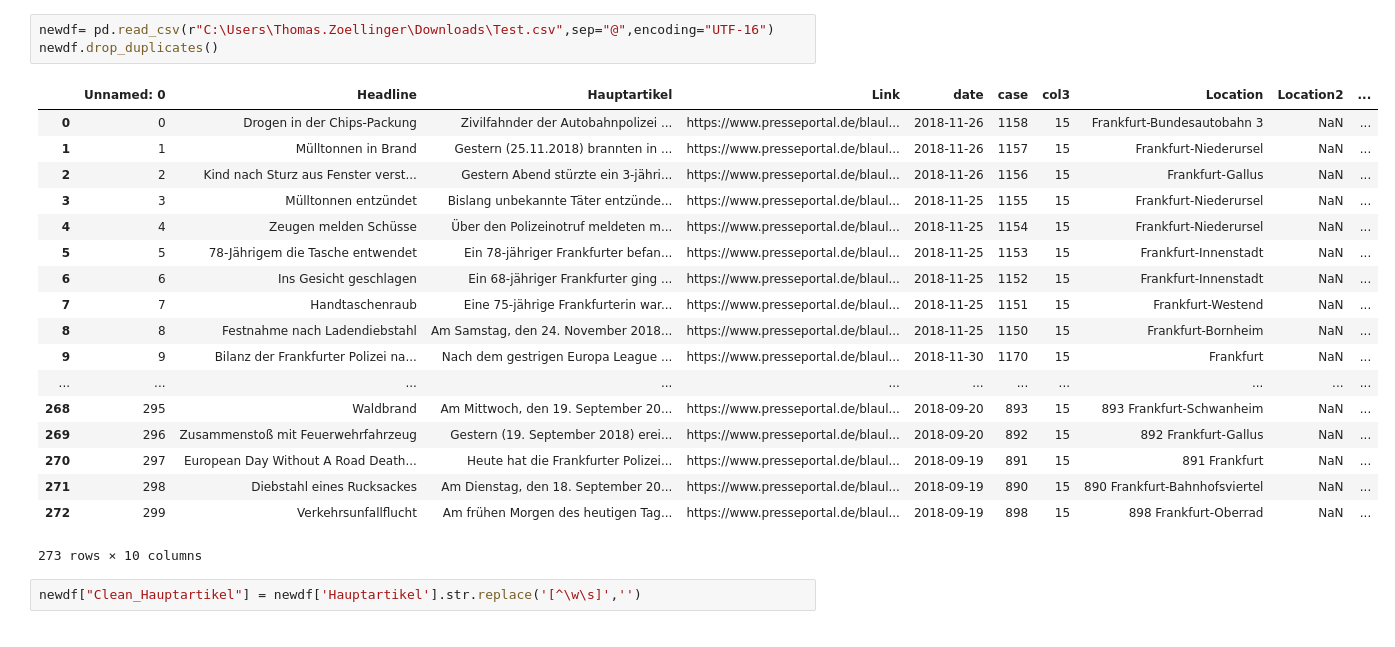
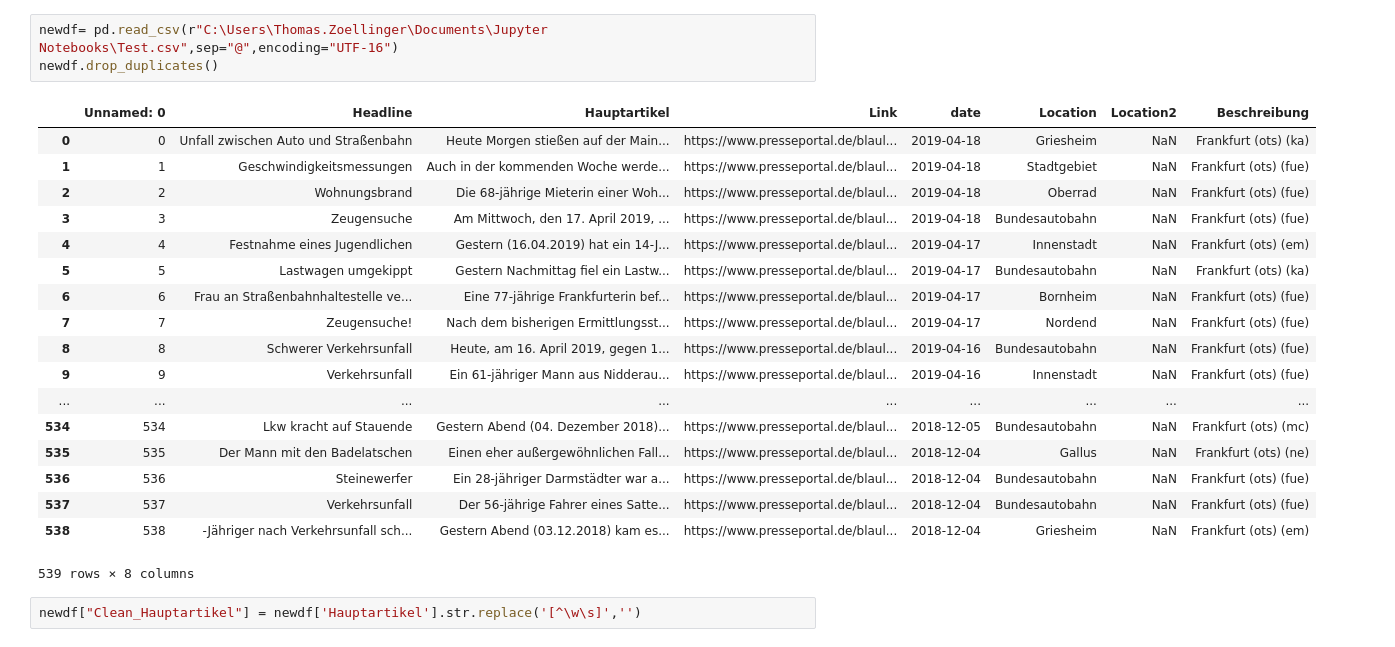
Before and after one commit to AdastraSaM/polizeiberichte_scraper, a Jupyter notebook: TextAnalysis2.ipynb, the cells around one changed output. Drawn from its saved outputs; the diff is of its cells as text.

```diff
--- a/TextAnalysis2.ipynb
+++ b/TextAnalysis2.ipynb
@@ -27,27 +31,27 @@ c:\users\thomas.zoellinger\appdata\local\programs\python\python37\lib\site-packa
 c:\users\thomas.zoellinger\appdata\local\programs\python\python37\lib\site-packages\spacy\data\de_core_news_sm
 You can now load the model via spacy.load('de_core_news_sm')
 # %%
-newdf= pd.read_csv(r"C:\Users\Thomas.Zoellinger\Downloads\Test.csv",sep="@",encoding="UTF-16")
+newdf= pd.read_csv(r"C:\Users\Thomas.Zoellinger\Documents\Jupyter Notebooks\Test.csv",sep="@",encoding="UTF-16")
 newdf.drop_duplicates()
 # %% [output]
-|  | Unnamed: 0 | Headline | Hauptartikel | Link | date | case | col3 | Location | Location2 | ... |
-| 0 | 0 | Drogen in der Chips-Packung | Zivilfahnder der Autobahnpolizei ... | https://www.presseportal.de/blaul... | 2018-11-26 | 1158 | 15 | Frankfurt-Bundesautobahn 3 | NaN | ... |
-| 1 | 1 | Mülltonnen in Brand | Gestern (25.11.2018) brannten in ... | https://www.presseportal.de/blaul... | 2018-11-26 | 1157 | 15 | Frankfurt-Niederursel | NaN | ... |
-| 2 | 2 | Kind nach Sturz aus Fenster verst... | Gestern Abend stürzte ein 3-jähri... | https://www.presseportal.de/blaul... | 2018-11-26 | 1156 | 15 | Frankfurt-Gallus | NaN | ... |
-| 3 | 3 | Mülltonnen entzündet | Bislang unbekannte Täter entzünde... | https://www.presseportal.de/blaul... | 2018-11-25 | 1155 | 15 | Frankfurt-Niederursel | NaN | ... |
-| 4 | 4 | Zeugen melden Schüsse | Über den Polizeinotruf meldeten m... | https://www.presseportal.de/blaul... | 2018-11-25 | 1154 | 15 | Frankfurt-Niederursel | NaN | ... |
-| 5 | 5 | 78-Jährigem die Tasche entwendet | Ein 78-jähriger Frankfurter befan... | https://www.presseportal.de/blaul... | 2018-11-25 | 1153 | 15 | Frankfurt-Innenstadt | NaN | ... |
-| 6 | 6 | Ins Gesicht geschlagen | Ein 68-jähriger Frankfurter ging ... | https://www.presseportal.de/blaul... | 2018-11-25 | 1152 | 15 | Frankfurt-Innenstadt | NaN | ... |
-| 7 | 7 | Handtaschenraub | Eine 75-jährige Frankfurterin war... | https://www.presseportal.de/blaul... | 2018-11-25 | 1151 | 15 | Frankfurt-Westend | NaN | ... |
-| 8 | 8 | Festnahme nach Ladendiebstahl | Am Samstag, den 24. November 2018... | https://www.presseportal.de/blaul... | 2018-11-25 | 1150 | 15 | Frankfurt-Bornheim | NaN | ... |
-| 9 | 9 | Bilanz der Frankfurter Polizei na... | Nach dem gestrigen Europa League ... | https://www.presseportal.de/blaul... | 2018-11-30 | 1170 | 15 | Frankfurt | NaN | ... |
-| ... | ... | ... | ... | ... | ... | ... | ... | ... | ... | ... |
-| 268 | 295 | Waldbrand | Am Mittwoch, den 19. September 20... | https://www.presseportal.de/blaul... | 2018-09-20 | 893 | 15 | 893 Frankfurt-Schwanheim | NaN | ... |
-| 269 | 296 | Zusammenstoß mit Feuerwehrfahrzeug | Gestern (19. September 2018) erei... | https://www.presseportal.de/blaul... | 2018-09-20 | 892 | 15 | 892 Frankfurt-Gallus | NaN | ... |
-| 270 | 297 | European Day Without A Road Death... | Heute hat die Frankfurter Polizei... | https://www.presseportal.de/blaul... | 2018-09-19 | 891 | 15 | 891 Frankfurt | NaN | ... |
-| 271 | 298 | Diebstahl eines Rucksackes | Am Dienstag, den 18. September 20... | https://www.presseportal.de/blaul... | 2018-09-19 | 890 | 15 | 890 Frankfurt-Bahnhofsviertel | NaN | ... |
-| 272 | 299 | Verkehrsunfallflucht | Am frühen Morgen des heutigen Tag... | https://www.presseportal.de/blaul... | 2018-09-19 | 898 | 15 | 898 Frankfurt-Oberrad | NaN | ... |
+|  | Unnamed: 0 | Headline | Hauptartikel | Link | date | Location | Location2 | Beschreibung |
+| 0 | 0 | Unfall zwischen Auto und Straßenbahn | Heute Morgen stießen auf der Main... | https://www.presseportal.de/blaul... | 2019-04-18 | Griesheim | NaN | Frankfurt (ots) (ka) |
+| 1 | 1 | Geschwindigkeitsmessungen | Auch in der kommenden Woche werde... | https://www.presseportal.de/blaul... | 2019-04-18 | Stadtgebiet | NaN | Frankfurt (ots) (fue) |
+| 2 | 2 | Wohnungsbrand | Die 68-jährige Mieterin einer Woh... | https://www.presseportal.de/blaul... | 2019-04-18 | Oberrad | NaN | Frankfurt (ots) (fue) |
+| 3 | 3 | Zeugensuche | Am Mittwoch, den 17. April 2019, ... | https://www.presseportal.de/blaul... | 2019-04-18 | Bundesautobahn | NaN | Frankfurt (ots) (fue) |
+| 4 | 4 | Festnahme eines Jugendlichen | Gestern (16.04.2019) hat ein 14-J... | https://www.presseportal.de/blaul... | 2019-04-17 | Innenstadt | NaN | Frankfurt (ots) (em) |
+| 5 | 5 | Lastwagen umgekippt | Gestern Nachmittag fiel ein Lastw... | https://www.presseportal.de/blaul... | 2019-04-17 | Bundesautobahn | NaN | Frankfurt (ots) (ka) |
+| 6 | 6 | Frau an Straßenbahnhaltestelle ve... | Eine 77-jährige Frankfurterin bef... | https://www.presseportal.de/blaul... | 2019-04-17 | Bornheim | NaN | Frankfurt (ots) (fue) |
+| 7 | 7 | Zeugensuche! | Nach dem bisherigen Ermittlungsst... | https://www.presseportal.de/blaul... | 2019-04-17 | Nordend | NaN | Frankfurt (ots) (fue) |
+| 8 | 8 | Schwerer Verkehrsunfall | Heute, am 16. April 2019, gegen 1... | https://www.presseportal.de/blaul... | 2019-04-16 | Bundesautobahn | NaN | Frankfurt (ots) (fue) |
+| 9 | 9 | Verkehrsunfall | Ein 61-jähriger Mann aus Nidderau... | https://www.presseportal.de/blaul... | 2019-04-16 | Innenstadt | NaN | Frankfurt (ots) (fue) |
+| ... | ... | ... | ... | ... | ... | ... | ... | ... |
+| 534 | 534 | Lkw kracht auf Stauende | Gestern Abend (04. Dezember 2018)... | https://www.presseportal.de/blaul... | 2018-12-05 | Bundesautobahn | NaN | Frankfurt (ots) (mc) |
+| 535 | 535 | Der Mann mit den Badelatschen | Einen eher außergewöhnlichen Fall... | https://www.presseportal.de/blaul... | 2018-12-04 | Gallus | NaN | Frankfurt (ots) (ne) |
+| 536 | 536 | Steinewerfer | Ein 28-jähriger Darmstädter war a... | https://www.presseportal.de/blaul... | 2018-12-04 | Bundesautobahn | NaN | Frankfurt (ots) (fue) |
+| 537 | 537 | Verkehrsunfall | Der 56-jährige Fahrer eines Satte... | https://www.presseportal.de/blaul... | 2018-12-04 | Bundesautobahn | NaN | Frankfurt (ots) (fue) |
+| 538 | 538 | -Jähriger nach Verkehrsunfall sch... | Gestern Abend (03.12.2018) kam es... | https://www.presseportal.de/blaul... | 2018-12-04 | Griesheim | NaN | Frankfurt (ots) (em) |
-273 rows × 10 columns
+539 rows × 8 columns
 # %%
 newdf["Clean_Hauptartikel"] = newdf['Hauptartikel'].str.replace('[^\w\s]','')
 # %%
```
Also changed, not shown: parts of 29 cells of this notebook.
